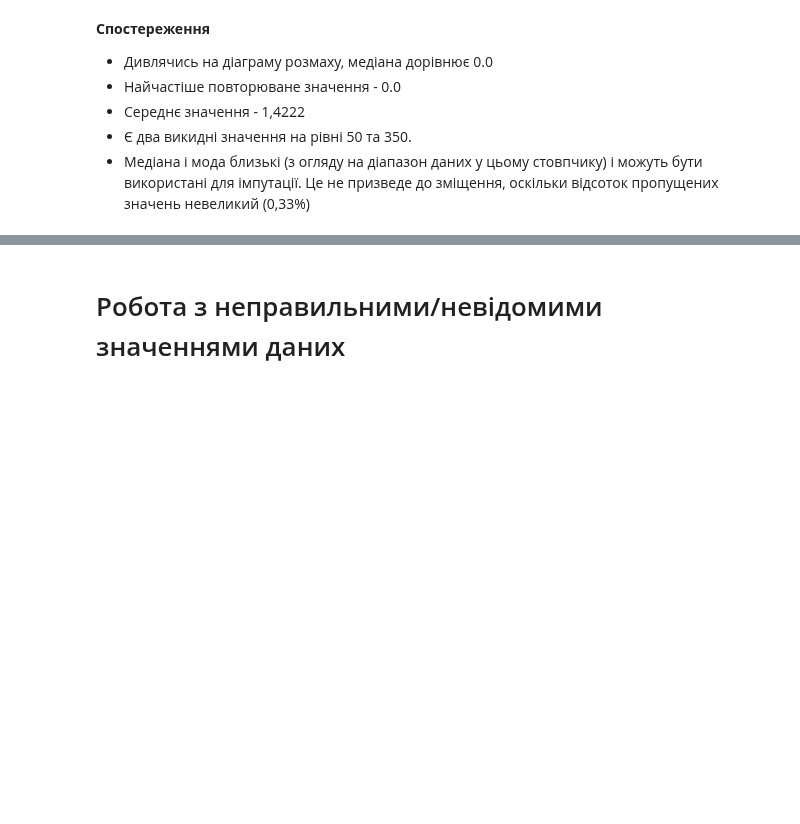
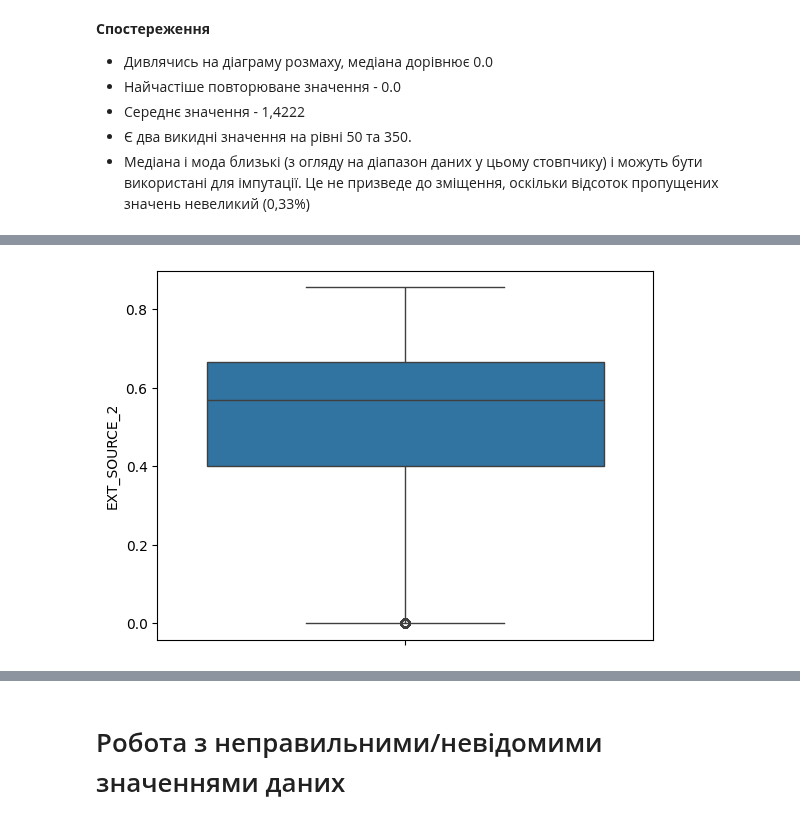
Before and after one commit to o-semenkova/ml_home_tasks, a Jupyter notebook: Credit EDA.ipynb, the cells around one changed output, grey strips where cells are left out. Saved outputs shown, nothing was run; the diff lists cells and outputs as text; code cells hidden in the pictures; blank space fills up the shorter version.

```diff
--- a/Credit EDA.ipynb
+++ b/Credit EDA.ipynb
@@ -807,0 +909,5 @@ df['OBS_30_CNT_SOCIAL_CIRCLE'].fillna(df['OBS_30_CNT_SOCIAL_CIRCLE'].median(), i
+# %%
+sns.boxplot(df.EXT_SOURCE_2)
+plt.show()
+# %% [output]
+[figure, added]
```
Also changed, not shown: parts of 31 cells of this notebook.
